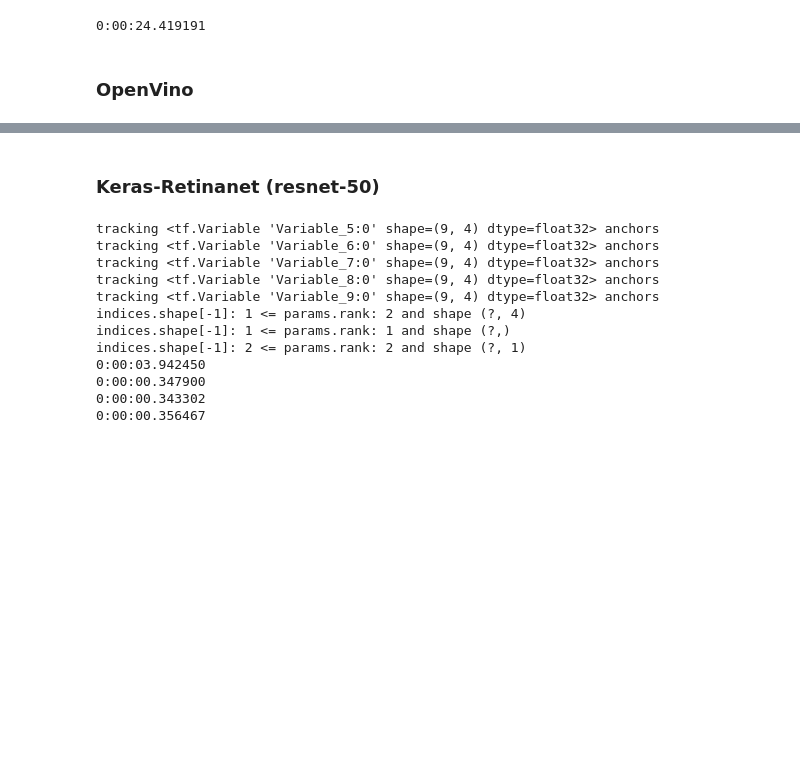
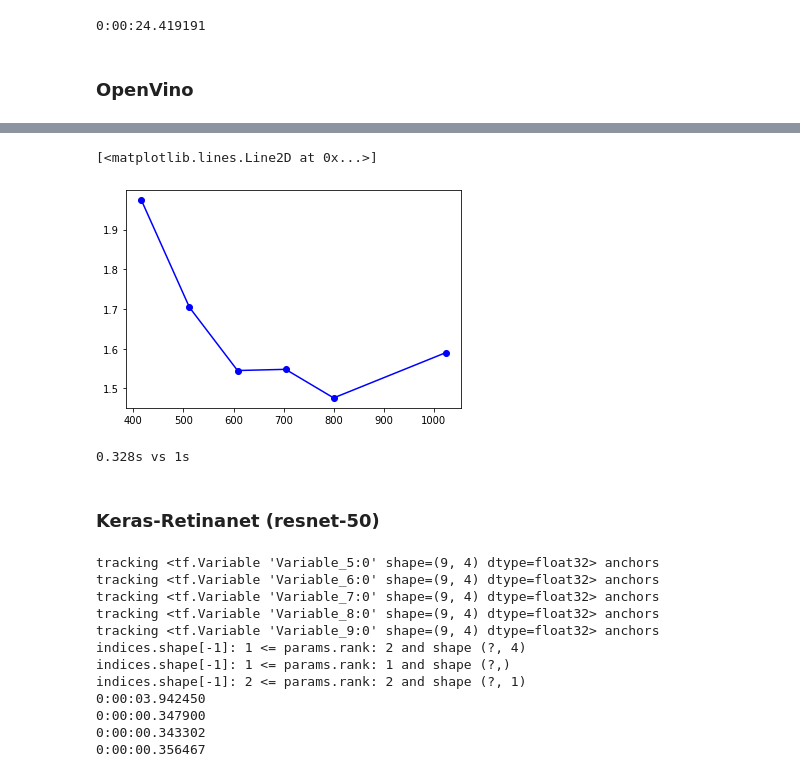
Before and after one commit to lacmus-foundation/lacmus-research, a Jupyter notebook: performance_comparison.ipynb, the cells around one changed output, grey strips where cells are left out. Drawn from its saved outputs; the diff is of its cells as text; code cells hidden in the pictures; blank space fills up the shorter version.

```diff
--- a/performance_comparison.ipynb
+++ b/performance_comparison.ipynb
@@ -411,3 +596,22 @@ make 4 predictions:
+# %%
+x = [416, 512, 608, 704, 800, 1024]
+y = [0.047*count_416_half,
+     0.071*count_512_half,
+     0.103*count_608_half,
+     0.129*count_704_half,
+     0.164*count_800_half,
+     0.265*count_1024_half]
+
+plt.plot(x, y, marker="o", c="b")
+# %% [output]
+[<matplotlib.lines.Line2D at 0x...>]
+[figure, added]
+# %%
+time = len(count_crops(height_ori=1333, width_ori=800,
+                             window_w=800, window_h=800))*0.164
+print(f'{time}s vs 1s')
+# %% [output]
+0.328s vs 1s
 # %% [markdown]
 ### Keras-Retinanet (resnet-50)
 # %%
```
Also changed, not shown: parts of 13 cells of this notebook, 1 other file.
